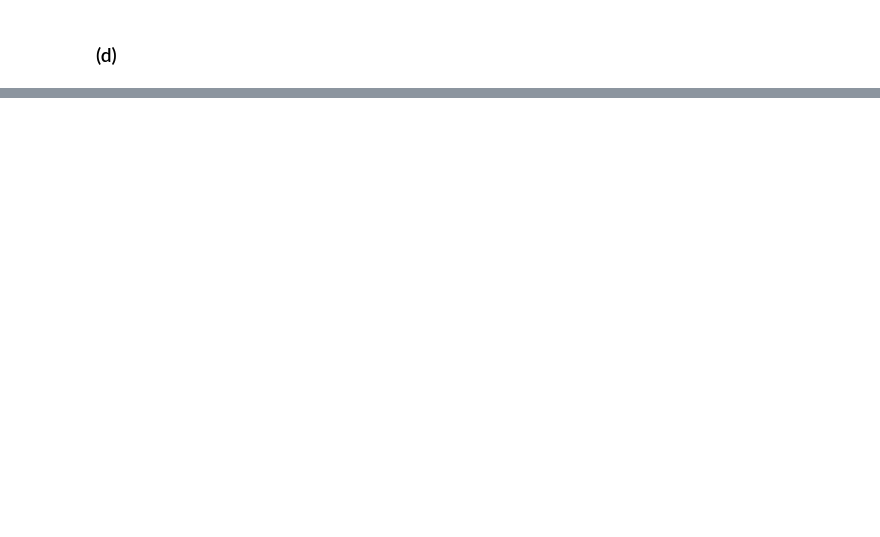
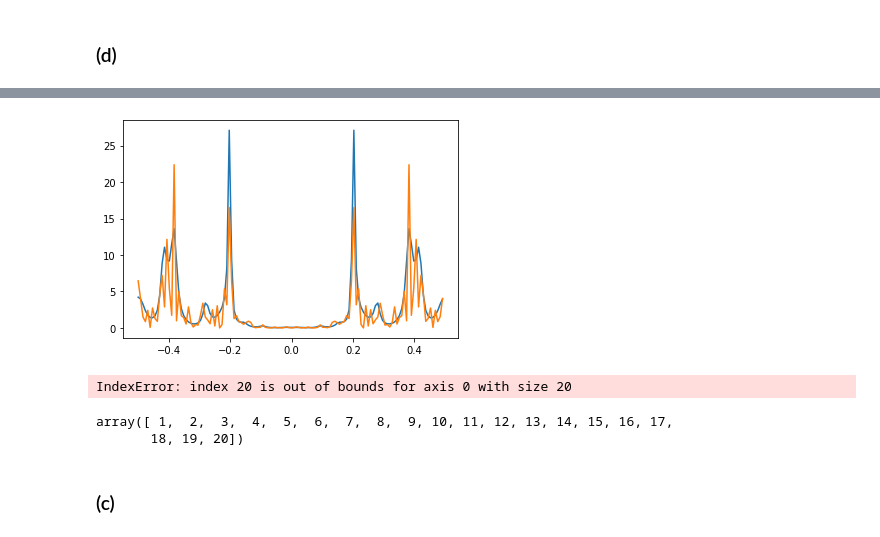
Before and after one commit to ivankirev13/Fitting-and-Forecasting-Autoregressive-Moving-Average-Processes, a Jupyter notebook: Time Series Analysis Coursework.ipynb, the cells around one changed output, grey strips where cells are left out. Cells and saved outputs as stored; diff of their text form; code cells hidden in the pictures; blank space fills up the shorter version.

```diff
--- a/Time Series Analysis Coursework.ipynb
+++ b/Time Series Analysis Coursework.ipynb
@@ -232,0 +278,32 @@ plt.show()
+# %%
+def YW(X, p):
+    N = len(X)
+
+    s_tau =[]
+    for i in range(p+1):
+        sth = 0
+        for t in range(N-p):
+            sth = sth + X[t]*X[t+i]
+        s_tau.append(sth/N)
+    Gamma = toeplitz(s_tau[0:p])
+    phis = np.linalg.inv(Gamma)@s_tau[1:]
+
+    sum = 0
+    for j in range(p):
+        sum = sum + phis[j]*s_tau[j]
+    sigma = s_tau[0] - sum
+
+
+    return phis, sigma
+# %%
+
+t = np.arange(-N/2, N/2)/N
+q = fftshift(periodogram(data))
+f = np.linspace(-1/2, 1/2, 1000)
+plt.plot(t, S_ARMA(t, YW(data, 20)[0], [], 1))
+
+
+plt.plot(t,q)
+plt.show()
+# %% [output]
+[figure, added]
@@ -232,0 +343,12 @@ plt.show()
+# %%
+
+t = np.arange(-N/2, N/2)/N
+q = fftshift(periodogram(data))
+f = np.linspace(-1/2, 1/2, 1000)
+plt.plot(t, S_ARMA(t, YW_tapered(data, 20, 0.5), [], 1))
+
+
+plt.plot(t,q)
+plt.show()
+# %% [output]
+IndexError: index 20 is out of bounds for axis 0 with size 20
@@ -232,0 +363,7 @@ plt.show()
+# %%
+np.arange(1,21)
+# %% [output]
+array([ 1,  2,  3,  4,  5,  6,  7,  8,  9, 10, 11, 12, 13, 14, 15, 16, 17,
+       18, 19, 20])
+# %% [markdown]
+### (c)
```
Also changed, not shown: parts of 26 cells of this notebook.
